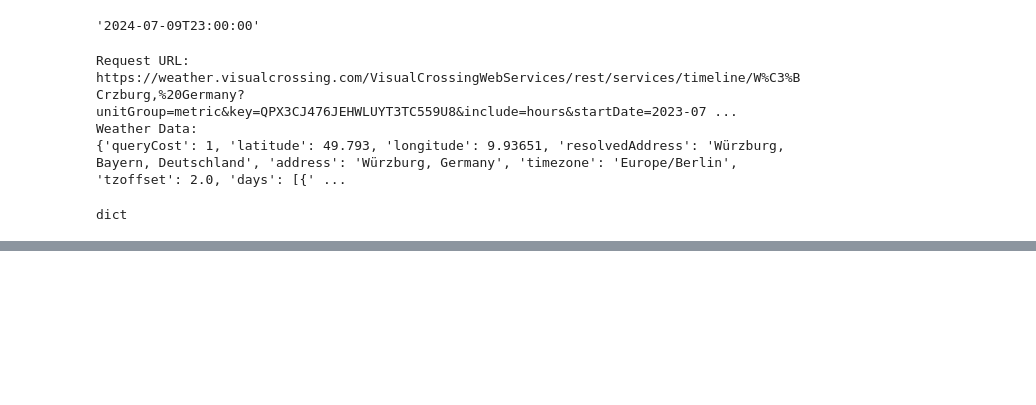
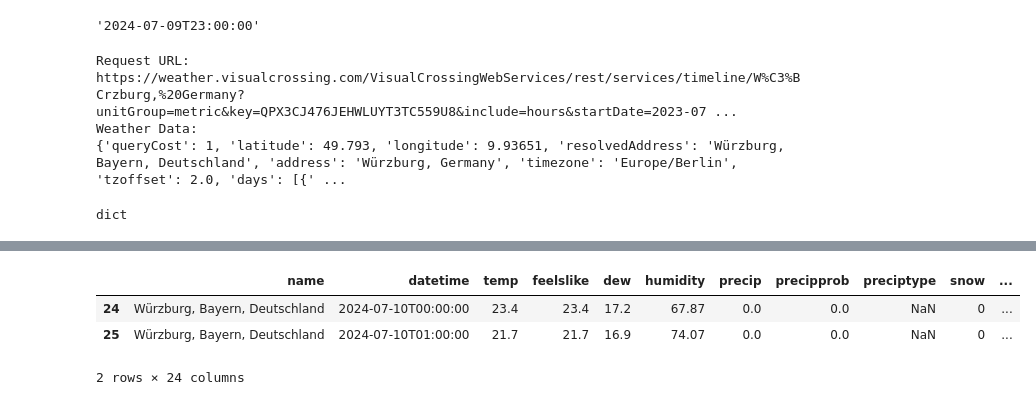
Before and after one commit to Katja19/EAI-SS24-finalProject, a Jupyter notebook: weater_into_db.ipynb, the cells around one changed output, grey strips where cells are left out. Drawn from its saved outputs; the diff is of its cells as text; code cells hidden in the pictures; blank space fills up the shorter version.

```diff
--- a/weater_into_db.ipynb
+++ b/weater_into_db.ipynb
@@ -133,0 +185,9 @@ dict
+# %%
+# get from the last row the datetime
+latest_timestamp = w_df_temp['datetime'].max()
+print('latest_timestamp:', latest_timestamp)
+
+from datetime import datetime, timedelta
+current_timestamp_rounded = (datetime.now()).replace(minute=0, second=0, microsecond=0).strftime('%Y-%m-%dT%H:%M:%S')
+
+print('current_timestamp_rounded:', current_timestamp_rounded)
@@ -179,0 +269,9 @@ Weather data saved to wurzburg_hourly_weather_july_10_11.csv
+# %%
+# drop the rows depending on the latest_timestamp and the current_timestamp_min1h_rounded
+weater_update_df = weater_update_df[(weater_update_df['datetime'] > latest_timestamp) & (weater_update_df['datetime'] < current_timestamp_rounded)]
+weater_update_df.head(2)
+# %% [output]
+|  | name | datetime | temp | feelslike | dew | humidity | precip | precipprob | preciptype | snow | ... |
+| 24 | Würzburg, Bayern, Deutschland | 2024-07-10T00:00:00 | 23.4 | 23.4 | 17.2 | 67.87 | 0.0 | 0.0 | NaN | 0 | ... |
+| 25 | Würzburg, Bayern, Deutschland | 2024-07-10T01:00:00 | 21.7 | 21.7 | 16.9 | 74.07 | 0.0 | 0.0 | NaN | 0 | ... |
+2 rows × 24 columns
```
Also changed, not shown: parts of 11 cells of this notebook, 7 other files.
